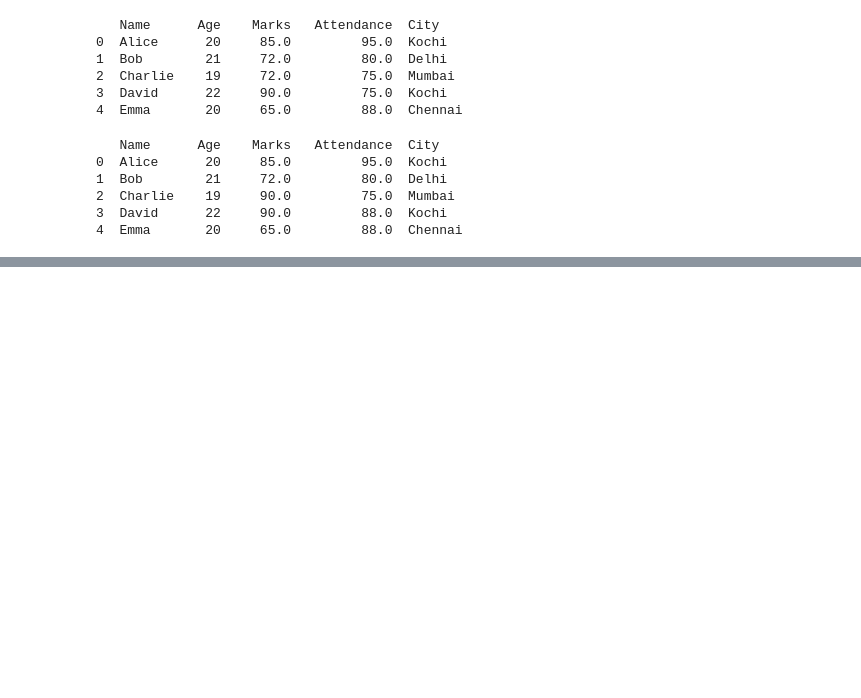
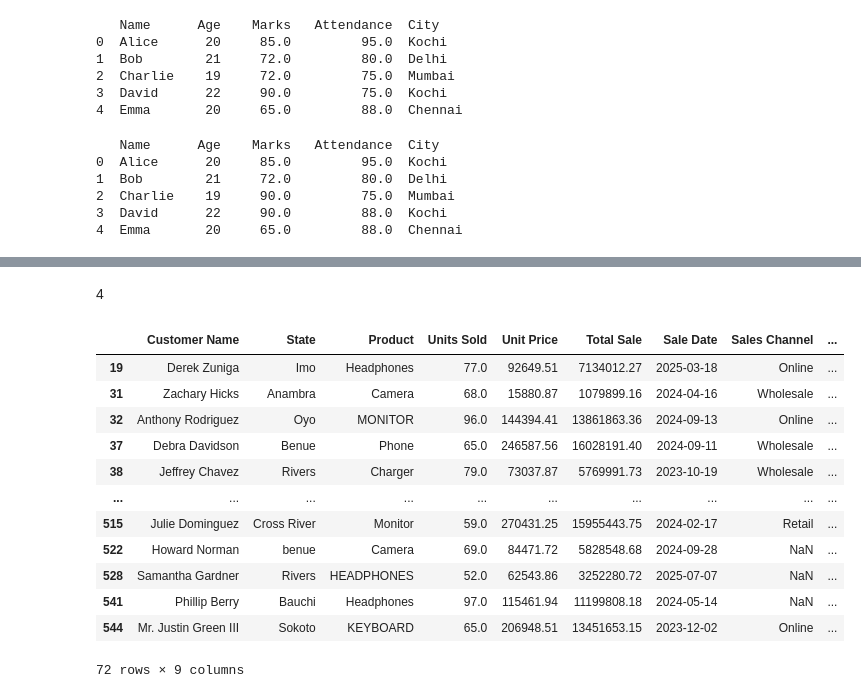
Before and after one commit to KrithikaMJ/PANDAS, a Jupyter notebook: Datascience.ipynb, the cells around one changed output, grey strips where cells are left out. Saved outputs shown, nothing was run; the diff lists cells and outputs as text; code cells hidden in the pictures; blank space fills up the shorter version.

```diff
--- a/Datascience.ipynb
+++ b/Datascience.ipynb
@@ -407,0 +467,18 @@ df
+# %% [markdown]
+4
+# %%
+(df[df["Units Sold"]>50])
+# %% [output]
+|  | Customer Name | State | Product | Units Sold | Unit Price | Total Sale | Sale Date | Sales Channel | ... |
+| 19 | Derek Zuniga | Imo | Headphones | 77.0 | 92649.51 | 7134012.27 | 2025-03-18 | Online | ... |
+| 31 | Zachary Hicks | Anambra | Camera | 68.0 | 15880.87 | 1079899.16 | 2024-04-16 | Wholesale | ... |
+| 32 | Anthony Rodriguez | Oyo | MONITOR | 96.0 | 144394.41 | 13861863.36 | 2024-09-13 | Online | ... |
+| 37 | Debra Davidson | Benue | Phone | 65.0 | 246587.56 | 16028191.40 | 2024-09-11 | Wholesale | ... |
+| 38 | Jeffrey Chavez | Rivers | Charger | 79.0 | 73037.87 | 5769991.73 | 2023-10-19 | Wholesale | ... |
+| ... | ... | ... | ... | ... | ... | ... | ... | ... | ... |
+| 515 | Julie Dominguez | Cross River | Monitor | 59.0 | 270431.25 | 15955443.75 | 2024-02-17 | Retail | ... |
+| 522 | Howard Norman | benue | Camera | 69.0 | 84471.72 | 5828548.68 | 2024-09-28 | NaN | ... |
+| 528 | Samantha Gardner | Rivers | HEADPHONES | 52.0 | 62543.86 | 3252280.72 | 2025-07-07 | NaN | ... |
+| 541 | Phillip Berry | Bauchi | Headphones | 97.0 | 115461.94 | 11199808.18 | 2024-05-14 | NaN | ... |
+| 544 | Mr. Justin Green III | Sokoto | KEYBOARD | 65.0 | 206948.51 | 13451653.15 | 2023-12-02 | Online | ... |
+72 rows × 9 columns
```
Also changed, not shown: parts of 21 cells of this notebook.
